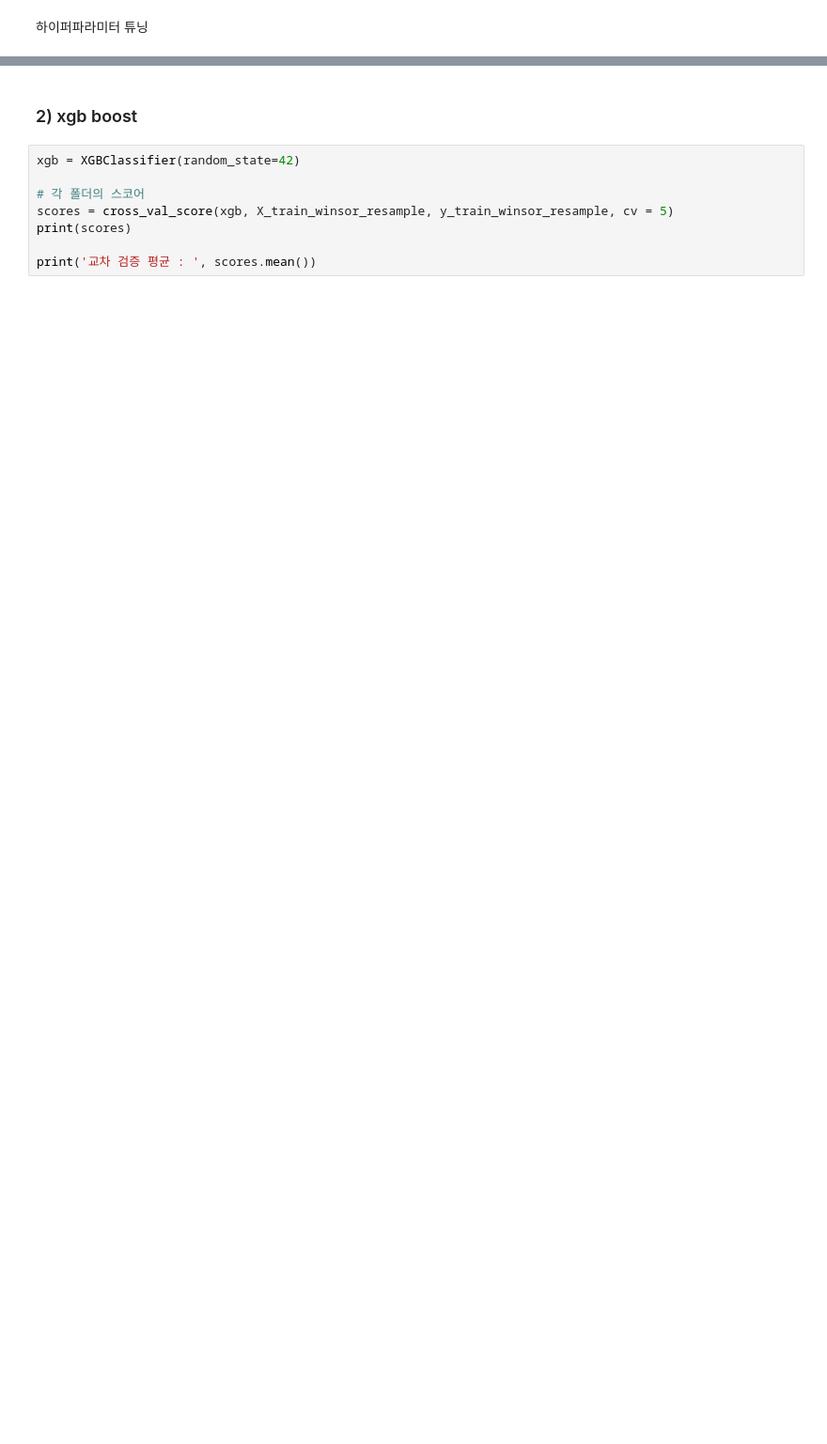
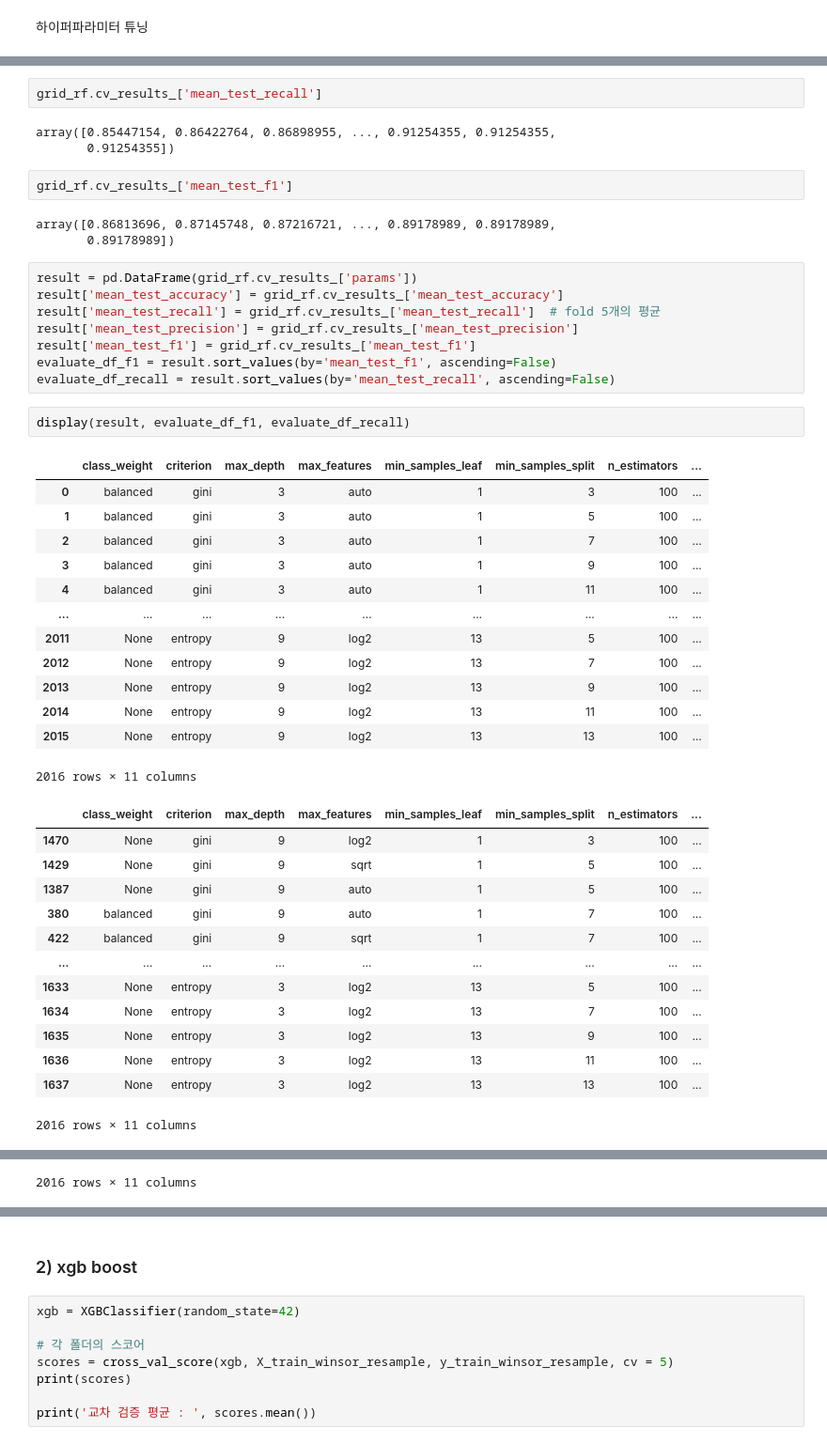
Before and after one commit to po5412409/Accounting-Fraud, a Jupyter notebook: 05.성능고도화/09.gridsearch_모델링.ipynb, the cells around one changed output, grey strips where cells are left out. Shown at 94% size. Cells and saved outputs as stored; diff of their text form; blank space fills up the shorter version.

```diff
--- a/05.성능고도화/09.gridsearch_모델링.ipynb
+++ b/05.성능고도화/09.gridsearch_모델링.ipynb
@@ -360,0 +377,47 @@ Error:
+# %%
+grid_rf.cv_results_['mean_test_recall']
+# %% [output]
+array([0.85447154, 0.86422764, 0.86898955, ..., 0.91254355, 0.91254355,
+       0.91254355])
+# %%
+grid_rf.cv_results_['mean_test_f1']
+# %% [output]
+array([0.86813696, 0.87145748, 0.87216721, ..., 0.89178989, 0.89178989,
+       0.89178989])
+# %%
+result = pd.DataFrame(grid_rf.cv_results_['params'])
+result['mean_test_accuracy'] = grid_rf.cv_results_['mean_test_accuracy']
+result['mean_test_recall'] = grid_rf.cv_results_['mean_test_recall']  # fold 5개의 평균
+result['mean_test_precision'] = grid_rf.cv_results_['mean_test_precision']
+result['mean_test_f1'] = grid_rf.cv_results_['mean_test_f1']
+evaluate_df_f1 = result.sort_values(by='mean_test_f1', ascending=False)
+evaluate_df_recall = result.sort_values(by='mean_test_recall', ascending=False)
+# %%
+display(result, evaluate_df_f1, evaluate_df_recall)
+# %% [output]
+|  | class_weight | criterion | max_depth | max_features | min_samples_leaf | min_samples_split | n_estimators | ... |
+| 0 | balanced | gini | 3 | auto | 1 | 3 | 100 | ... |
+| 1 | balanced | gini | 3 | auto | 1 | 5 | 100 | ... |
+| 2 | balanced | gini | 3 | auto | 1 | 7 | 100 | ... |
+| 3 | balanced | gini | 3 | auto | 1 | 9 | 100 | ... |
+| 4 | balanced | gini | 3 | auto | 1 | 11 | 100 | ... |
+| ... | ... | ... | ... | ... | ... | ... | ... | ... |
+| 2011 | None | entropy | 9 | log2 | 13 | 5 | 100 | ... |
+| 2012 | None | entropy | 9 | log2 | 13 | 7 | 100 | ... |
+| 2013 | None | entropy | 9 | log2 | 13 | 9 | 100 | ... |
+| 2014 | None | entropy | 9 | log2 | 13 | 11 | 100 | ... |
+| 2015 | None | entropy | 9 | log2 | 13 | 13 | 100 | ... |
+2016 rows × 11 columns
+|  | class_weight | criterion | max_depth | max_features | min_samples_leaf | min_samples_split | n_estimators | ... |
+| 1470 | None | gini | 9 | log2 | 1 | 3 | 100 | ... |
+| 1429 | None | gini | 9 | sqrt | 1 | 5 | 100 | ... |
+| 1387 | None | gini | 9 | auto | 1 | 5 | 100 | ... |
+| 380 | balanced | gini | 9 | auto | 1 | 7 | 100 | ... |
+| 422 | balanced | gini | 9 | sqrt | 1 | 7 | 100 | ... |
+| ... | ... | ... | ... | ... | ... | ... | ... | ... |
+| 1633 | None | entropy | 3 | log2 | 13 | 5 | 100 | ... |
+| 1634 | None | entropy | 3 | log2 | 13 | 7 | 100 | ... |
+| 1635 | None | entropy | 3 | log2 | 13 | 9 | 100 | ... |
+| 1636 | None | entropy | 3 | log2 | 13 | 11 | 100 | ... |
+| 1637 | None | entropy | 3 | log2 | 13 | 13 | 100 | ... |
+2016 rows × 11 columns
@@ -360,0 +436 @@ Error:
+2016 rows × 11 columns
```
Also changed, not shown: parts of 21 cells of this notebook.
